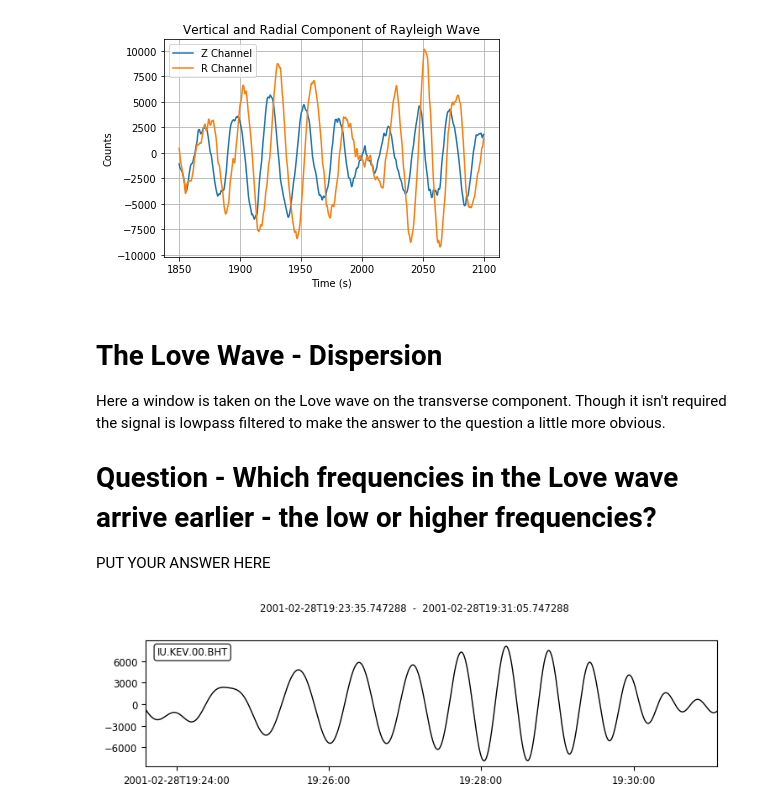
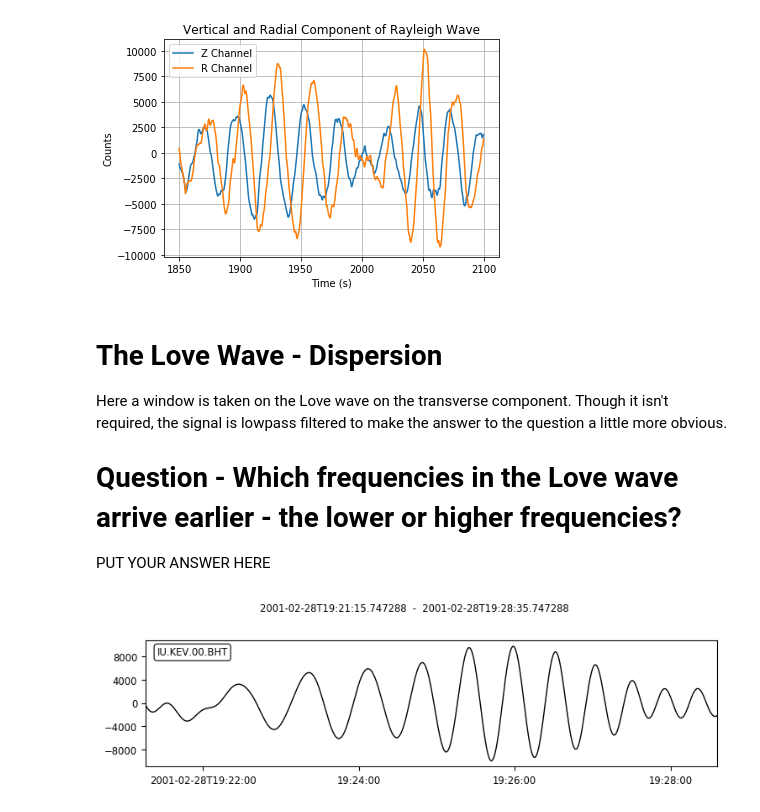
Before and after one commit to bakerb845/ess412_introToSeismo, a Jupyter notebook: nisqually/nisqually.ipynb, the cells around one changed output. Saved outputs shown, nothing was run; the diff lists cells and outputs as text; code cells hidden in the pictures.

```diff
--- a/nisqually/nisqually.ipynb
+++ b/nisqually/nisqually.ipynb
@@ -251,15 +251,15 @@ plt.show()
 # %% [markdown]
 # The Love Wave - Dispersion
 
-Here a window is taken on the Love wave on the transverse component.  Though it isn't required the signal is lowpass filtered to make the answer to the question a little more obvious.
+Here a window is taken on the Love wave on the transverse component.  Though it isn't required, the signal is lowpass filtered to make the answer to the question a little more obvious.
 
-# Question - Which frequencies in the Love wave arrive earlier - the low or higher frequencies?
+# Question - Which frequencies in the Love wave arrive earlier - the lower or higher frequencies?
 
 PUT YOUR ANSWER HERE
 # %%
 transFiltered = stRotated[0].filter("lowpass", freq=1./20.0)
 loveWaveVelocity = 3900.0 # Crude Love wave travel time approximation; probably riding the lower crust in this band
 t0 = dist_m/loveWaveVelocity # Crude Love wave travel time approximation
-transFiltered.plot(starttime=originTime+t0, endtime=originTime+t0+450) #originTime+800)
+transFiltered.plot(starttime=originTime+t0-140, endtime=originTime+t0+300) #originTime+800)
 # %% [output]
-[figure, old version]
+[figure, new version]
```
Also changed, not shown: parts of 8 cells of this notebook.
